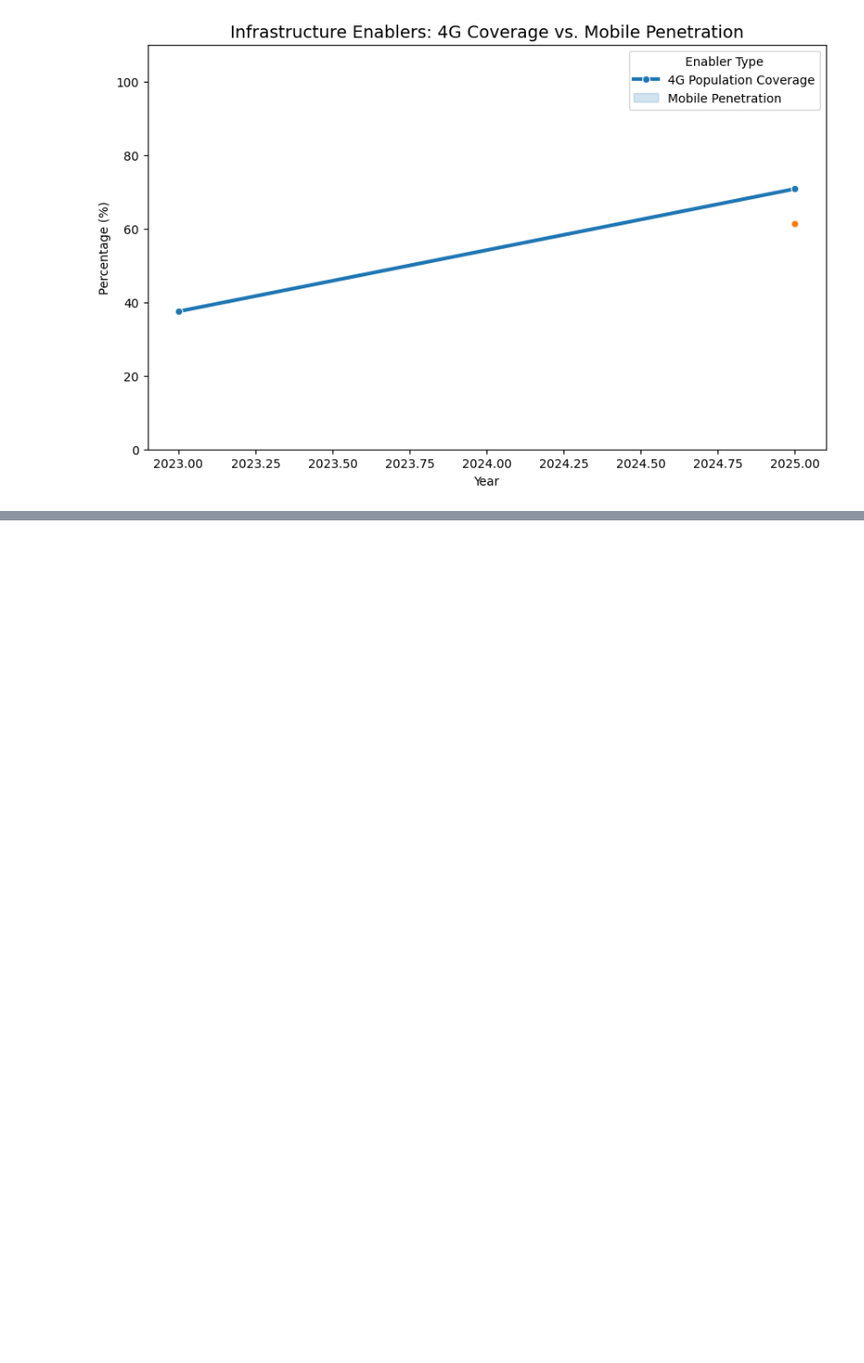
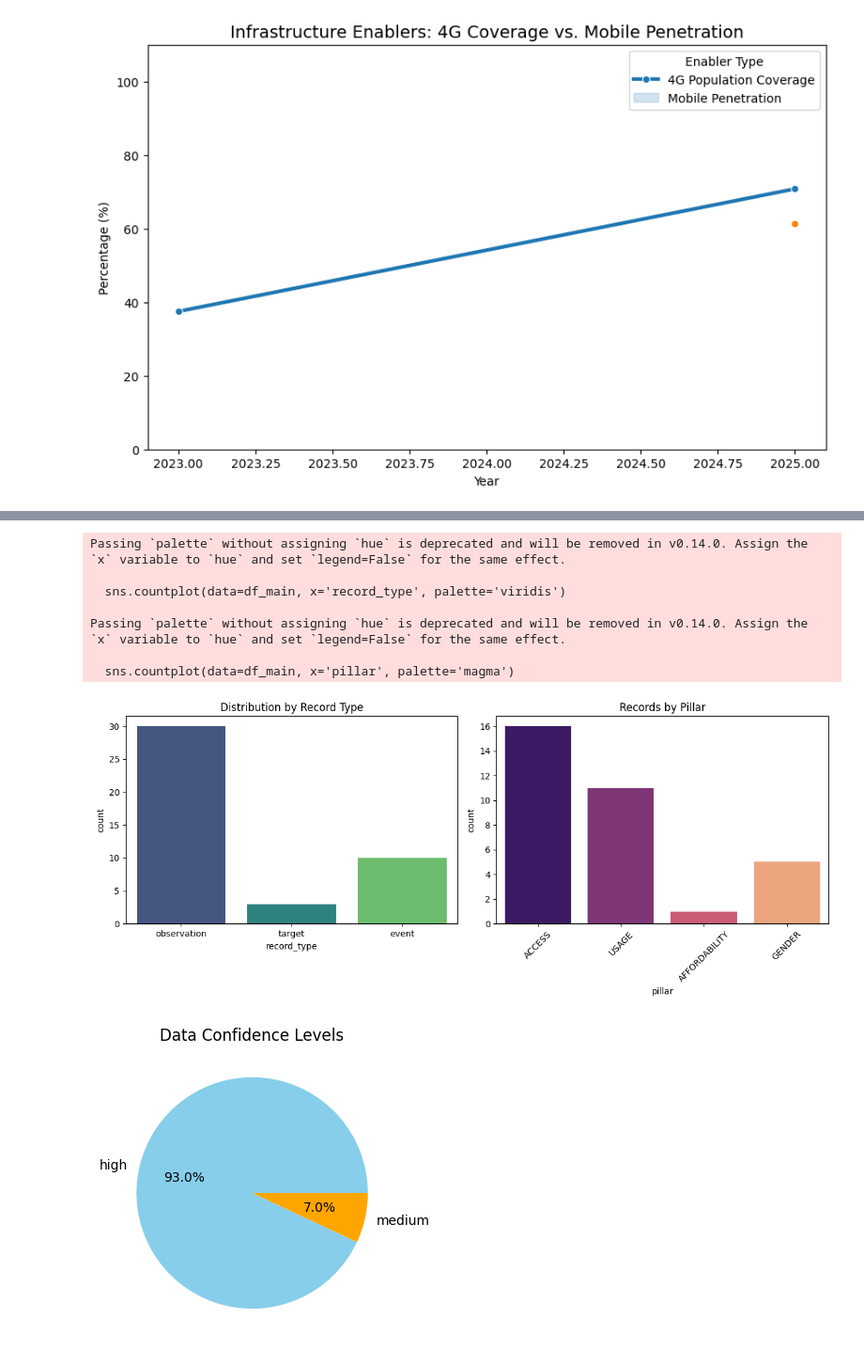
Before and after one commit to Maireg789/EthioFin-Forecast, a Jupyter notebook: notebooks/02_exploratory_data_analysis.ipynb, the cells around one changed output, grey strips where cells are left out. Shown at 94% size. Cells and saved outputs as stored; diff of their text form; code cells hidden in the pictures; blank space fills up the shorter version.

```diff
--- a/notebooks/02_exploratory_data_analysis.ipynb
+++ b/notebooks/02_exploratory_data_analysis.ipynb
@@ -315,0 +381,43 @@ plt.show()
+# %%
+import matplotlib.pyplot as plt
+import seaborn as sns
+
+# 1. Summary by Record Type and Pillar
+plt.figure(figsize=(12, 5))
+
+plt.subplot(1, 2, 1)
+sns.countplot(data=df_main, x='record_type', palette='viridis')
+plt.title("Distribution by Record Type")
+
+plt.subplot(1, 2, 2)
+# Using 'pillar' (Access, Usage, etc.)
+sns.countplot(data=df_main, x='pillar', palette='magma')
+plt.title("Records by Pillar")
+plt.xticks(rotation=45)
+
+plt.tight_layout()
+plt.show()
+
+# 2. Data Confidence Assessment (Requested in feedback)
+plt.figure(figsize=(6, 4))
+df_main['confidence'].value_counts().plot(kind='pie', autopct='%1.1f%%', colors=['skyblue', 'orange', 'lightgreen'])
+plt.title("Data Confidence Levels")
+plt.ylabel('')
+plt.show()
+
+# 3. Temporal Coverage Visualization
+plt.figure(figsize=(10, 4))
+sns.histplot(df_obs['observation_date'], bins=15, kde=True, color='purple')
+plt.title("Temporal Coverage: When is our data from?")
+plt.xlabel("Year")
+plt.show()
+# %% [output]
+Passing `palette` without assigning `hue` is deprecated and will be removed in v0.14.0. Assign the `x` variable to `hue` and set `legend=False` for the same effect.
+
+  sns.countplot(data=df_main, x='record_type', palette='viridis')
+
+Passing `palette` without assigning `hue` is deprecated and will be removed in v0.14.0. Assign the `x` variable to `hue` and set `legend=False` for the same effect.
+
+  sns.countplot(data=df_main, x='pillar', palette='magma')
+[figure, added]
+[figure, added]
```
Also changed, not shown: parts of 4 cells of this notebook, 4 other files.
